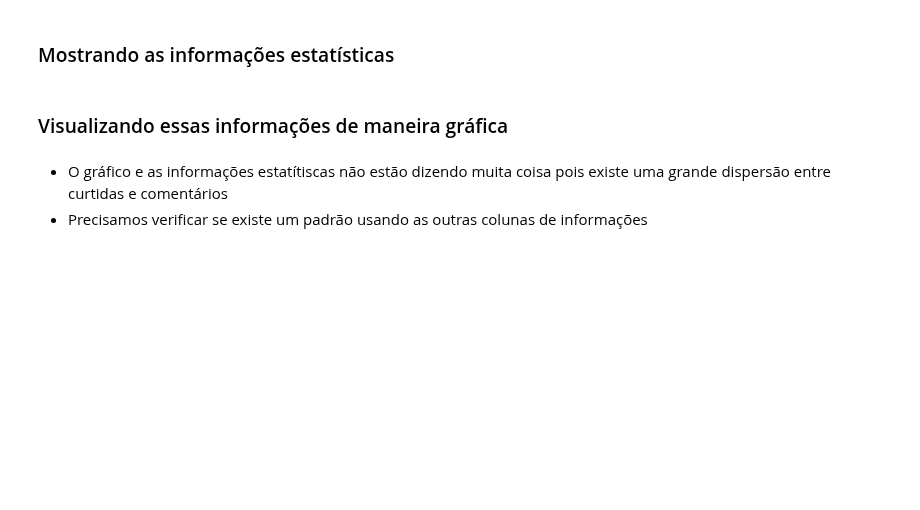
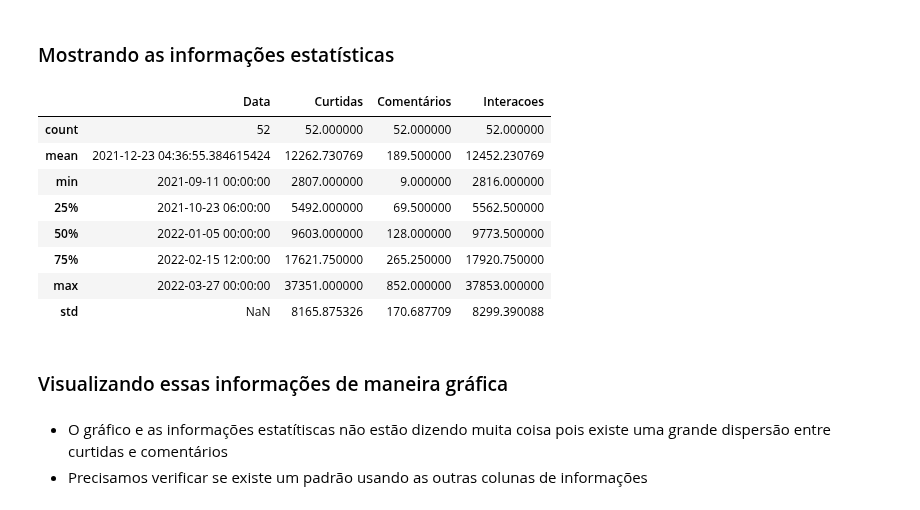
Before and after one commit to jpp000/projeto-analise-de-dados-instagram, a Jupyter notebook: Analisando o engajamento do Instagram - Arquivo Inicial-2.ipynb, the cells around one changed output. Cells and saved outputs as stored; diff of their text form; code cells hidden in the pictures; blank space fills up the shorter version.

```diff
--- a/Analisando o engajamento do Instagram - Arquivo Inicial-2.ipynb
+++ b/Analisando o engajamento do Instagram - Arquivo Inicial-2.ipynb
@@ -90,6 +162,17 @@ base.tail()
 ### Mostrando as informações estatísticas
 # %%
 # Descrição estatística da base
+base.describe()
+# %% [output]
+|  | Data | Curtidas | Comentários | Interacoes |
+| count | 52 | 52.000000 | 52.000000 | 52.000000 |
+| mean | 2021-12-23 04:36:55.384615424 | 12262.730769 | 189.500000 | 12452.230769 |
+| min | 2021-09-11 00:00:00 | 2807.000000 | 9.000000 | 2816.000000 |
+| 25% | 2021-10-23 06:00:00 | 5492.000000 | 69.500000 | 5562.500000 |
+| 50% | 2022-01-05 00:00:00 | 9603.000000 | 128.000000 | 9773.500000 |
+| 75% | 2022-02-15 12:00:00 | 17621.750000 | 265.250000 | 17920.750000 |
+| max | 2022-03-27 00:00:00 | 37351.000000 | 852.000000 | 37853.000000 |
+| std | NaN | 8165.875326 | 170.687709 | 8299.390088 |
 # %% [markdown]
 ### Visualizando essas informações de maneira gráfica
 # %%
```
Also changed, not shown: parts of 17 cells of this notebook.
